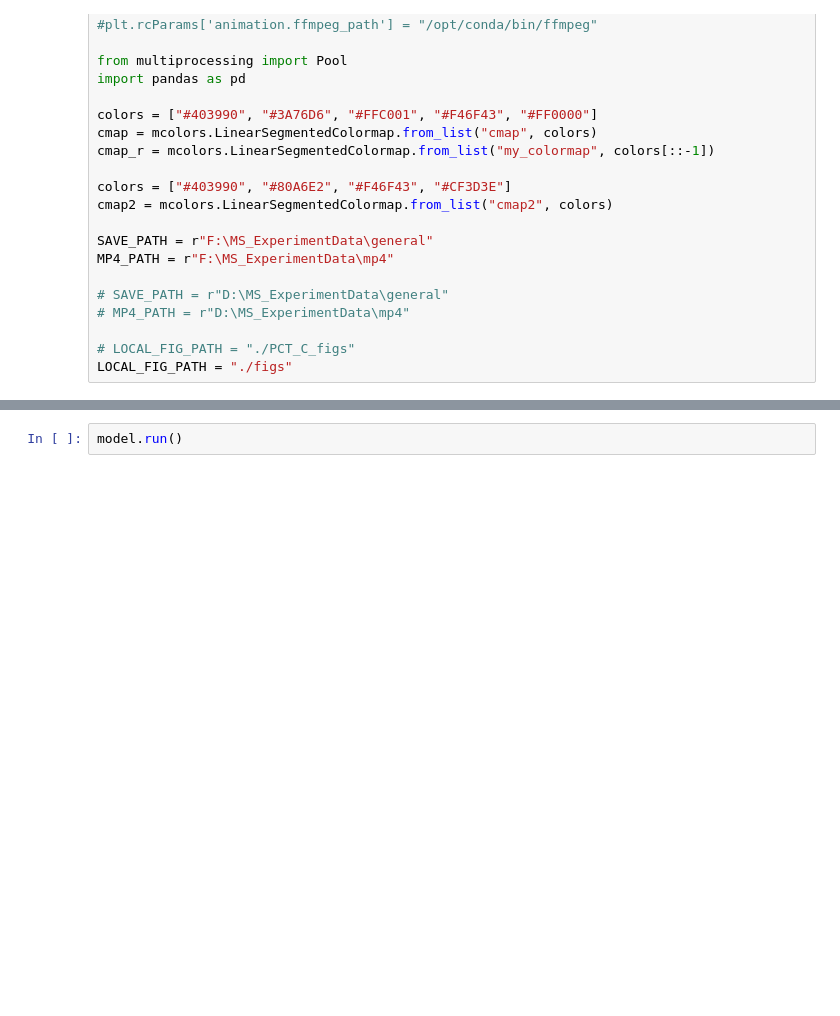
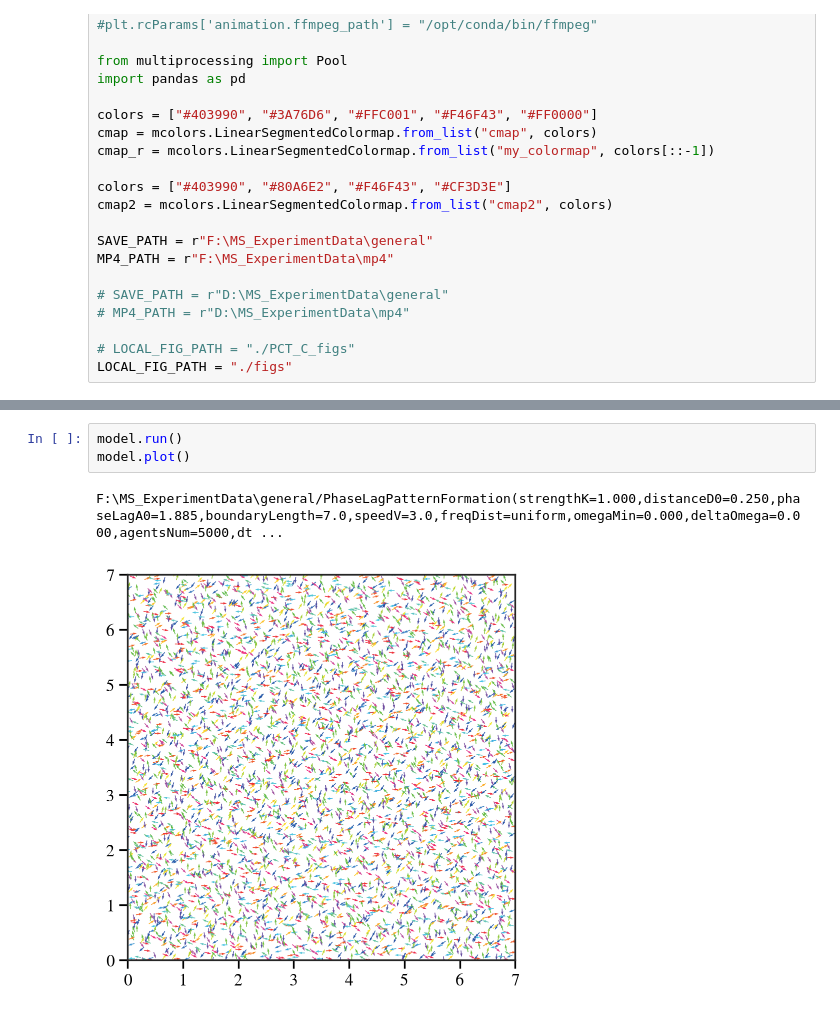
Before and after one commit to Than-Mark/Swarmalators-Experiment-Mobile, a Jupyter notebook: PJT_Lattice_Hyperuniformity/run.ipynb, the cells around one changed output, grey strips where cells are left out. Drawn from its saved outputs; the diff is of its cells as text; blank space fills up the shorter version.

```diff
--- a/PJT_Lattice_Hyperuniformity/run.ipynb
+++ b/PJT_Lattice_Hyperuniformity/run.ipynb
@@ -89,2 +94,6 @@ model = VaryingStrengthK(
 # %%
 model.run()
+model.plot()
+# %% [output]
+F:\MS_ExperimentData\general/PhaseLagPatternFormation(strengthK=1.000,distanceD0=0.250,phaseLagA0=1.885,boundaryLength=7.0,speedV=3.0,freqDist=uniform,omegaMin=0.000,deltaOmega=0.000,agentsNum=5000,dt ...
+[figure, added]
```
Also changed, not shown: parts of 1 cell of this notebook, 2 other files.
